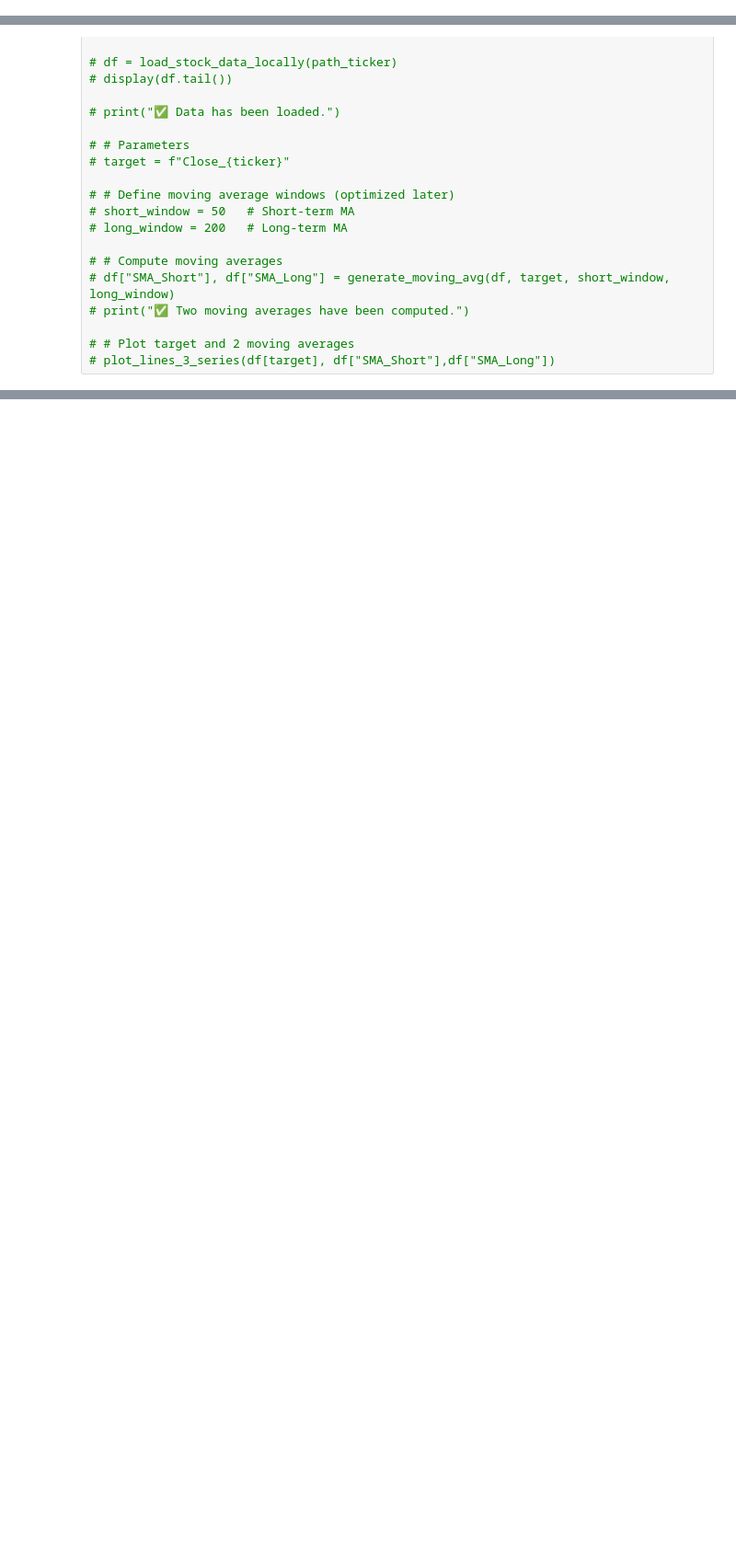
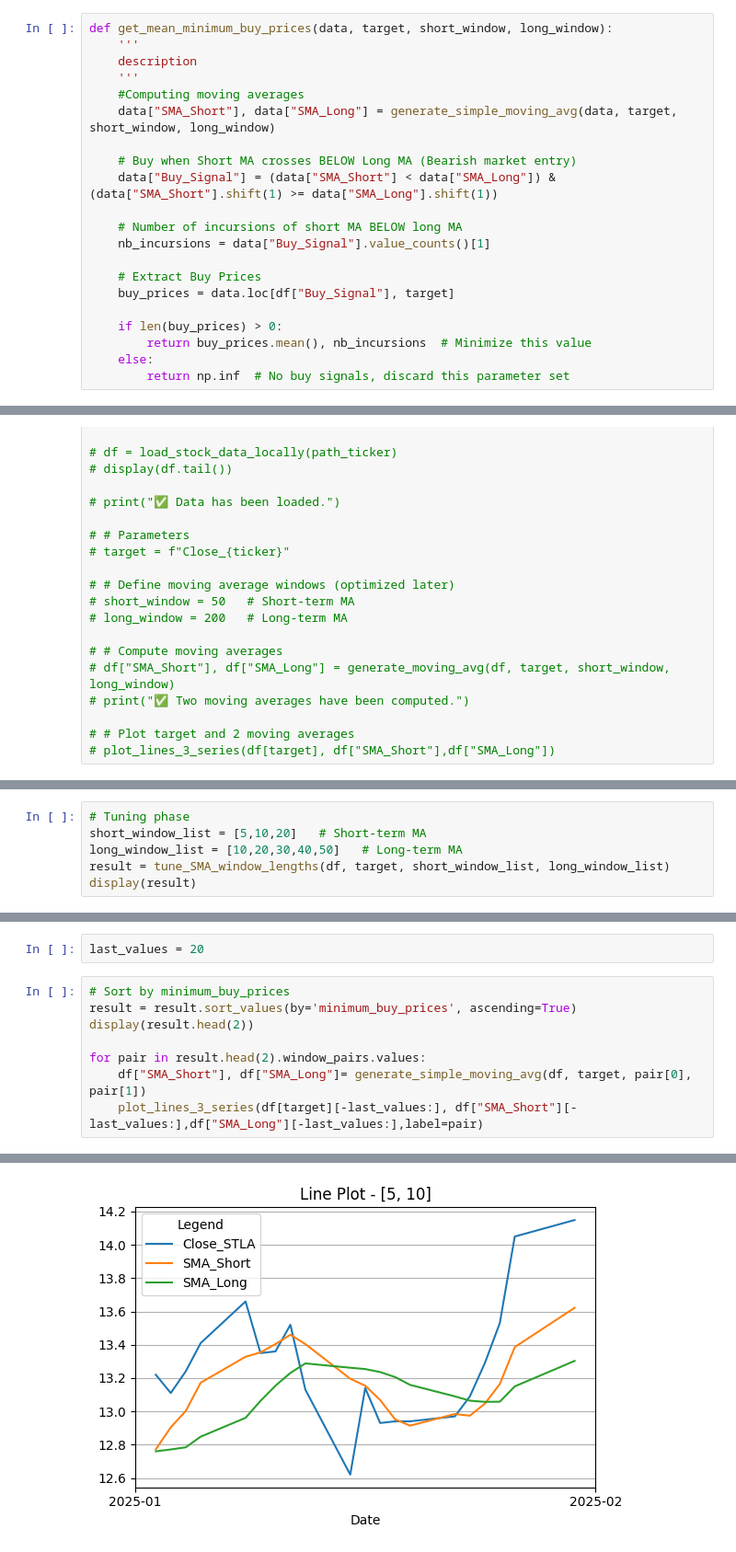
Before and after one commit to thcarole1/daily_stock_price_prediction, a Jupyter notebook: notebooks/010_Moving_averages.ipynb, the cells around one changed output, grey strips where cells are left out. Shown at 92% size. Drawn from its saved outputs; the diff is of its cells as text; blank space fills up the shorter version.

```diff
--- a/notebooks/010_Moving_averages.ipynb
+++ b/notebooks/010_Moving_averages.ipynb
@@ -669,0 +718,21 @@ def compute_directional_accuracy(df_actual, df_pred):
+# %%
+def get_mean_minimum_buy_prices(data, target, short_window, long_window):
+    '''
+    description
+    '''
+    #Computing moving averages
+    data["SMA_Short"], data["SMA_Long"] = generate_simple_moving_avg(data, target, short_window, long_window)
+
+    # Buy when Short MA crosses BELOW Long MA (Bearish market entry)
+    data["Buy_Signal"] = (data["SMA_Short"] < data["SMA_Long"]) & (data["SMA_Short"].shift(1) >= data["SMA_Long"].shift(1))
+
+    # Number of incursions of short MA BELOW long MA
+    nb_incursions = data["Buy_Signal"].value_counts()[1]
+
+    # Extract Buy Prices
+    buy_prices = data.loc[df["Buy_Signal"], target]
+
+    if len(buy_prices) > 0:
+        return buy_prices.mean(), nb_incursions  # Minimize this value
+    else:
+        return np.inf  # No buy signals, discard this parameter set
@@ -834,0 +849,6 @@ ModuleNotFoundError: No module named 'optuna'
+# %%
+# Tuning phase
+short_window_list = [5,10,20]   # Short-term MA
+long_window_list = [10,20,30,40,50]   # Long-term MA
+result = tune_SMA_window_lengths(df, target, short_window_list, long_window_list)
+display(result)
@@ -834,0 +869,11 @@ ModuleNotFoundError: No module named 'optuna'
+# %%
+last_values = 20
+# %%
+# Sort by minimum_buy_prices
+result = result.sort_values(by='minimum_buy_prices', ascending=True)
+display(result.head(2))
+
+for pair in result.head(2).window_pairs.values:
+    df["SMA_Short"], df["SMA_Long"]= generate_simple_moving_avg(df, target, pair[0], pair[1])
+    plot_lines_3_series(df[target][-last_values:], df["SMA_Short"][-last_values:],df["SMA_Long"][-last_values:],label=pair)
+# %% [output]
@@ -834,0 +883 @@ ModuleNotFoundError: No module named 'optuna'
+[figure, added]
```
Also changed, not shown: parts of 17 cells of this notebook, 1 other file.
